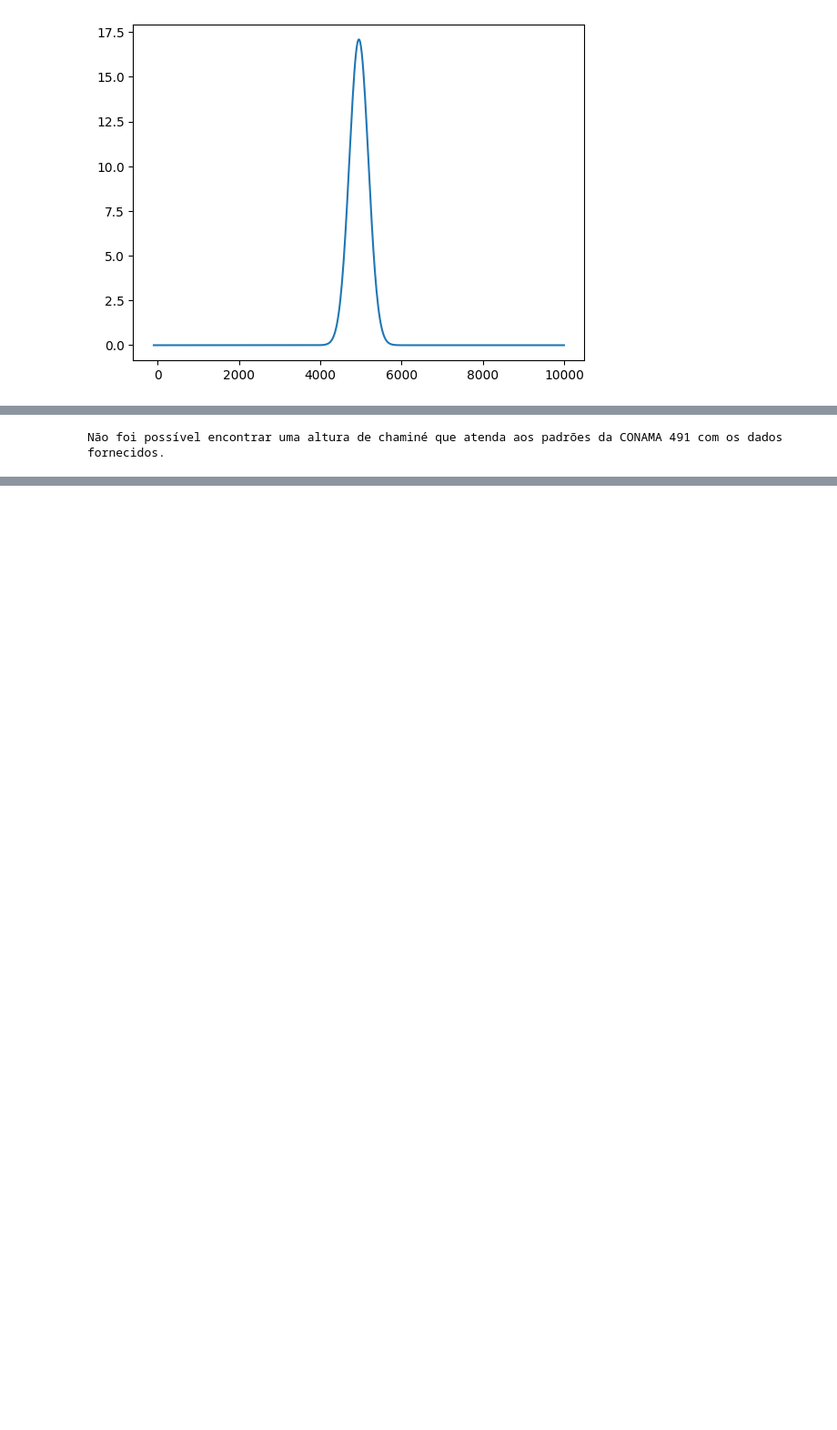
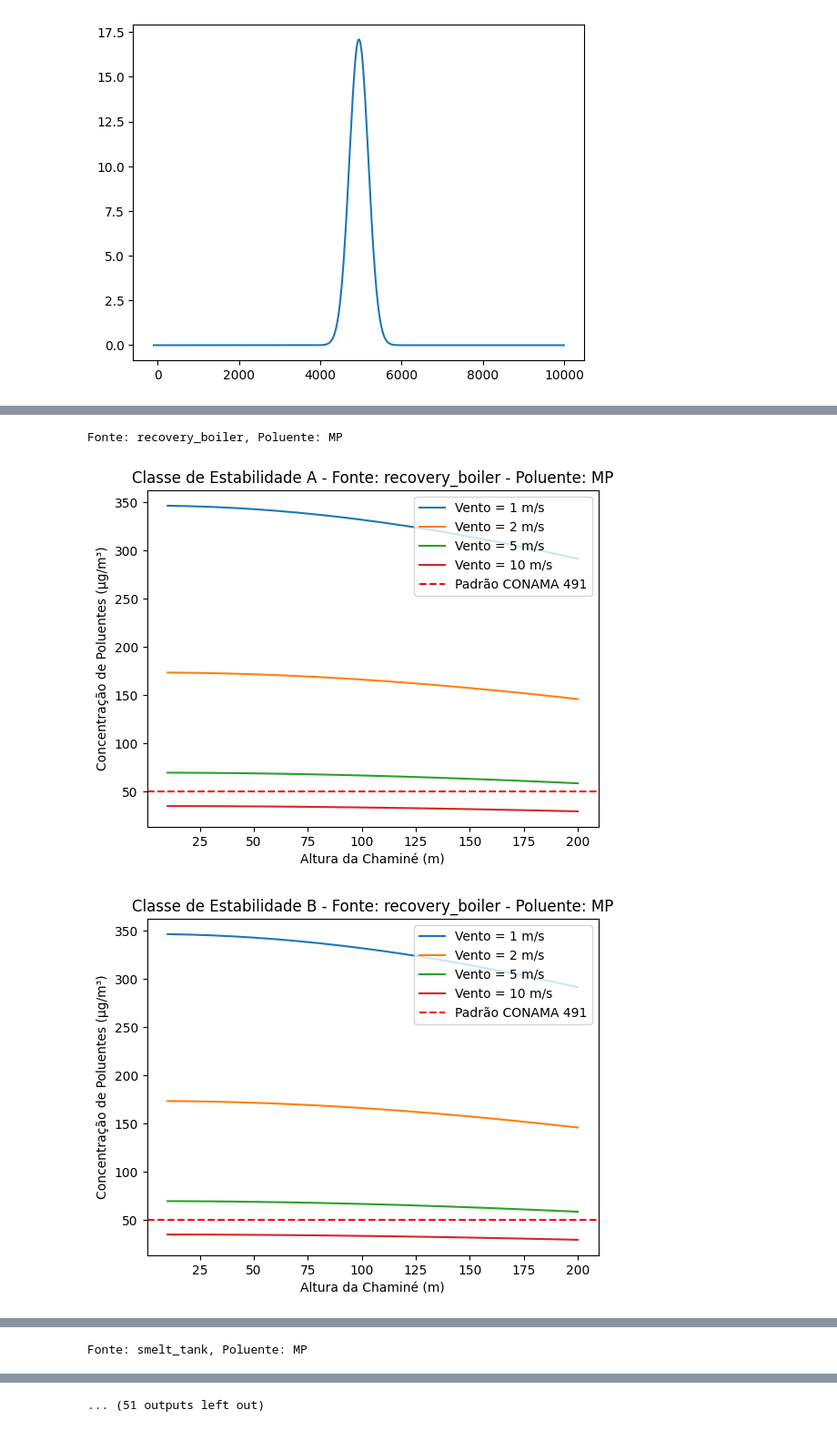
Before and after one commit to maiarasimone/ENS5173_202401, a Jupyter notebook: Atividade03.ipynb, the cells around one changed output, grey strips where cells are left out. Shown at 91% size. Drawn from its saved outputs; the diff is of its cells as text; code cells hidden in the pictures; blank space fills up the shorter version.

```diff
--- a/Atividade03.ipynb
+++ b/Atividade03.ipynb
@@ -259,3 +204,65 @@ taxas_emissao = {
 # %%
+import numpy as np
+import matplotlib.pyplot as plt
+
+# Parâmetros da simulação
+emissoes = {
+    'recovery_boiler': {
+        'MP': 871.729,  # g/s
+        'SO2': 33.901,  # g/s
+        'CO': 53.272    # g/s
+    },
+    'smelt_tank': {
+        'MP': 33.901,   # g/s
+        'SO2': 0.969,   # g/s
+        'CO': 0.0       # g/s
+    },
+    'lime_kiln': {
+        'MP': 271.205,  # g/s
+        'SO2': 1.453,   # g/s
+        'CO': 0.484     # g/s
+    }
+}
+velocidades_vento = [1, 2, 5, 10]  # Diferentes velocidades do vento (m/s)
+alturas_chamine = np.arange(10, 210, 10)  # Alturas da chaminé (m)
+classes_estabilidade = ['A', 'B', 'C', 'D', 'E', 'F']  # Classes de estabilidade
+area_tipo = 'rural'  # Tipo de área (urbano ou rural)
+
+
+
+# Padrões da Resolução CONAMA 491 para poluentes (µg/m³)
+padrao_conama_mp = 50  # Para Material Particulado (MP10)
+padrao_conama_so2 = 125  # Para Dióxido de Enxofre (SO2)
+padrao_conama_co = 10000  # Para Monóxido de Carbono (CO), em µg/m³ (equivalente a 10 mg/m³)
+
+# Ponto de interesse para avaliação (x, y, z)
+x = 1000  # Distância na direção do vento (m)
+y = 0  # Posição lateral (m)
+z = 1.5  # Altura de respiração (m)
+
+# Realizar simulações e plotar resultados
+for poluente in ['MP', 'SO2', 'CO']:
+    for fonte in emissoes:
+        Q = emissoes[fonte][poluente]  # Taxa de emissão para a fonte e poluente
+        padrao_conama = padrao_conama_mp if poluente == 'MP' else (padrao_conama_so2 if poluente == 'SO2' else padrao_conama_co)
+        print(f"Fonte: {fonte}, Poluente: {poluente}")
+        for estabilidade in classes_estabilidade:
+            fig, ax = plt.subplots()
+            for u in velocidades_vento:
+                concentracoes = []
+                for H in alturas_chamine:
+                    sigmaY, sigmaZ = sigmaXY(x, classe, urbOrRural)
+                    C = modeloGaussiano(qs,sigmaY,sigmaZ,u,y,z,H)
+                    concentracoes.append(C)
+                ax.plot(alturas_chamine, concentracoes, label=f'Vento = {u} m/s')
+
+            ax.axhline(padrao_conama, color='r', linestyle='--', label='Padrão CONAMA 491')
+            ax.set_xlabel('Altura da Chaminé (m)')
+            ax.set_ylabel('Concentração de Poluentes (µg/m³)')
+            ax.set_title(f'Classe de Estabilidade {estabilidade} - Fonte: {fonte} - Poluente: {poluente}')
+            ax.legend()
+            plt.show()
 # %% [output]
-Não foi possível encontrar uma altura de chaminé que atenda aos padrões da CONAMA 491 com os dados fornecidos.
+Fonte: recovery_boiler, Poluente: MP
+[figure, added]
+[figure, added]
@@ -261,0 +273 @@ Não foi possível encontrar uma altura de chaminé que atenda aos padrões da C
+Fonte: smelt_tank, Poluente: MP
@@ -261,0 +278 @@ Não foi possível encontrar uma altura de chaminé que atenda aos padrões da C
+... (51 outputs left out)
```
Also changed, not shown: parts of 3 cells of this notebook.
